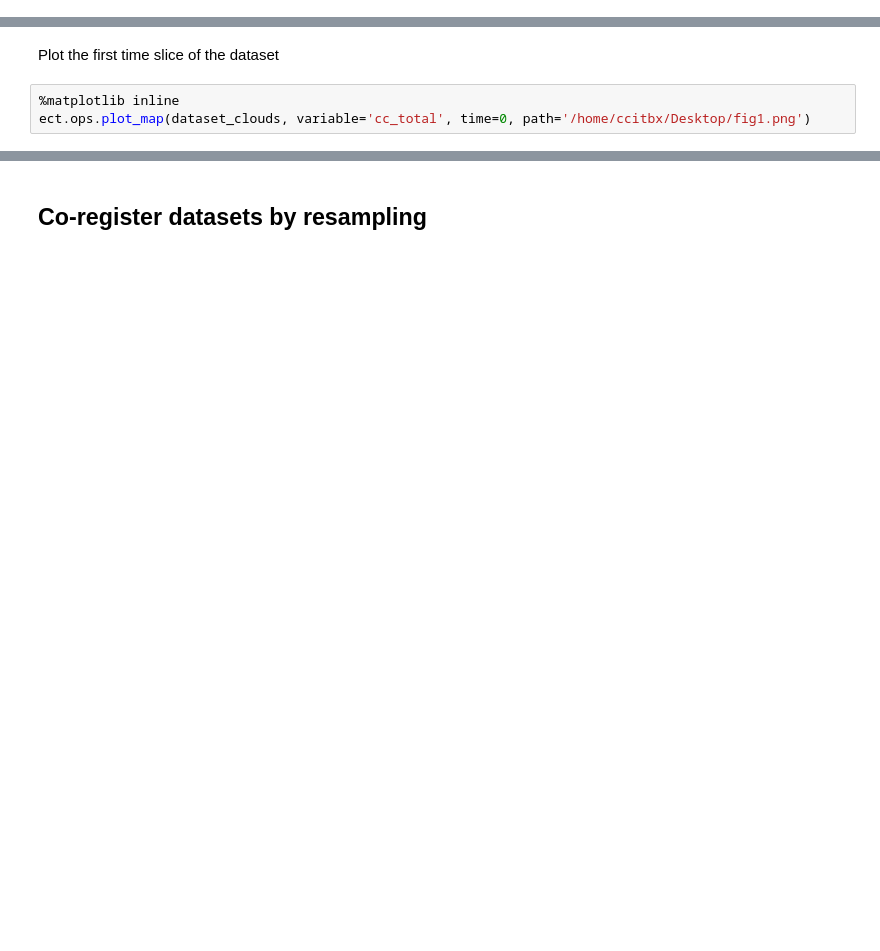
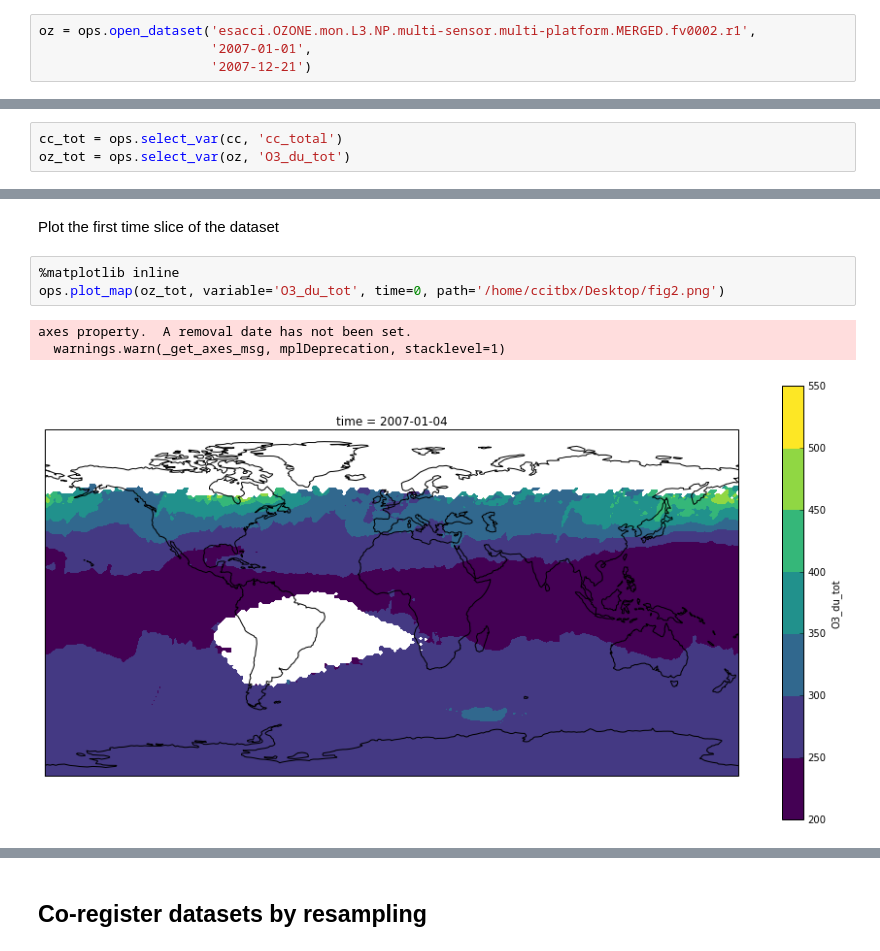
Before and after one commit to CCI-Tools/cate, a Jupyter notebook: notebooks/ect-uc9.ipynb, the cells around one changed output, grey strips where cells are left out. Saved outputs shown, nothing was run; the diff lists cells and outputs as text; blank space fills up the shorter version.

```diff
--- a/notebooks/ect-uc9.ipynb
+++ b/notebooks/ect-uc9.ipynb
@@ -45,0 +55,4 @@ print(dataset_clouds.data_vars)
+# %%
+oz = ops.open_dataset('esacci.OZONE.mon.L3.NP.multi-sensor.multi-platform.MERGED.fv0002.r1',
+                      '2007-01-01',
+                      '2007-12-21')
@@ -62,0 +83,3 @@ print(dataset_aerosol.dims)
+# %%
+cc_tot = ops.select_var(cc, 'cc_total')
+oz_tot = ops.select_var(oz, 'O3_du_tot')
@@ -64,5 +100,9 @@ print(dataset_aerosol.dims)
 Plot the first time slice of the dataset
 # %%
 %matplotlib inline
-ect.ops.plot_map(dataset_clouds, variable='cc_total', time=0, path='/home/ccitbx/Desktop/fig1.png')
+ops.plot_map(oz_tot, variable='O3_du_tot', time=0, path='/home/ccitbx/Desktop/fig2.png')
+# %% [output]
+axes property.  A removal date has not been set.
+  warnings.warn(_get_axes_msg, mplDeprecation, stacklevel=1)
+[figure, added]
 # %%
```
Also changed, not shown: parts of 50 cells of this notebook, 1 other file.
